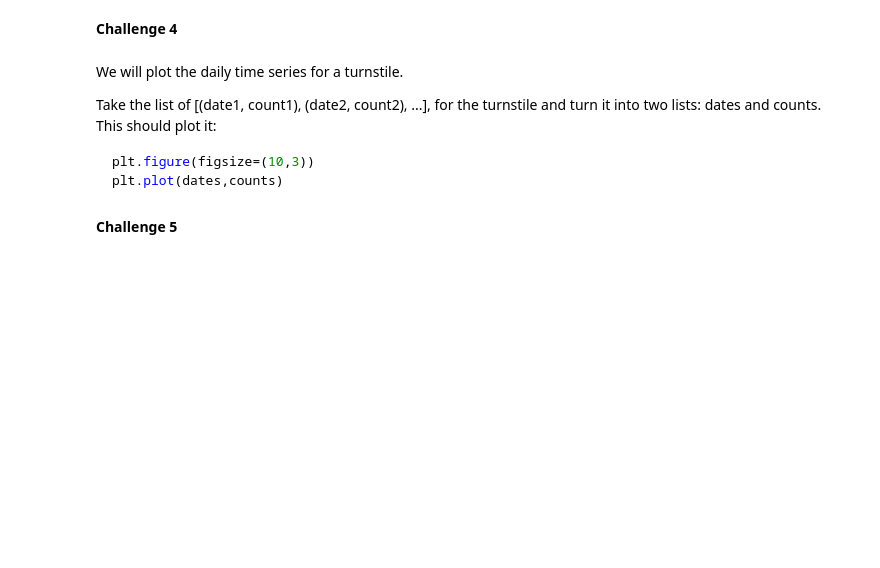
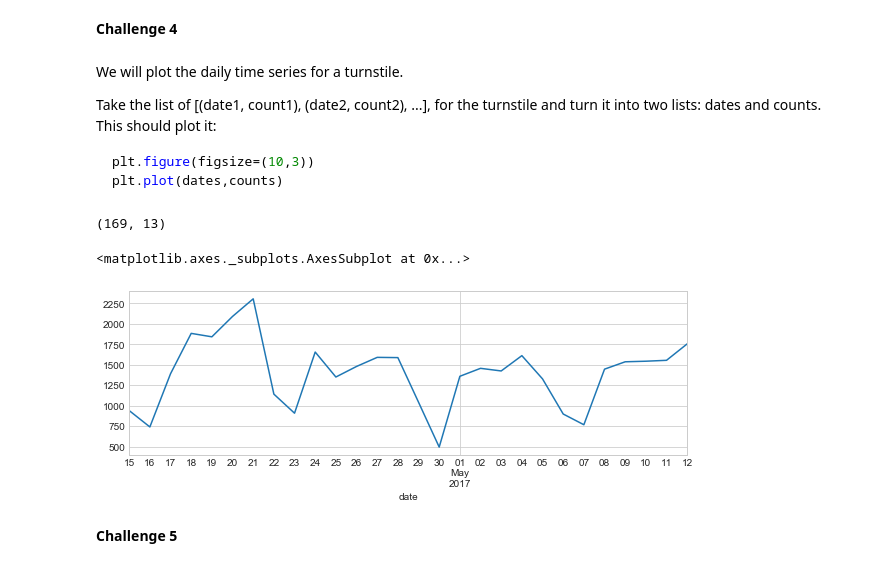
Before and after one commit to xvila/challenges, a Jupyter notebook: 01-mta/challenge_set_1_xvila.ipynb, the cells around one changed output. Drawn from its saved outputs; the diff is of its cells as text; code cells hidden in the pictures; blank space fills up the shorter version.

```diff
--- a/01-mta/challenge_set_1_xvila.ipynb
+++ b/01-mta/challenge_set_1_xvila.ipynb
@@ -117,5 +117,7 @@ df.head()
 
 We want total daily entries.
 Now make it that we again have the same keys, but now we have a single value for a single day, which is the total number of passengers that entered through this turnstile on this day.
+# %%
+df.sort_values(['c/a', 'unit', 'scp', 'station','date_time'], inplace=True, ascending=True)
 # %%
 df['daily_entries'] = df.groupby(['c/a', 'unit', 'scp', 'station'])['entries'].diff()
@@ -159,10 +175,15 @@ stationMask = ((df["c/a"] == "A002") &
 sampleStation = df[stationMask]
 # %%
 sampleStation.shape
+# %% [output]
+(169, 13)
 # %%
 dateGroup = sampleStation.groupby('date').daily_entries.sum()
 # %%
-dateGroup.plot()
+dateGroup.plot(figsize=(10,3))
+# %% [output]
+<matplotlib.axes._subplots.AxesSubplot at 0x...>
+[figure, added]
 # %% [markdown]
 **Challenge 5**
 # %% [markdown]
```
Also changed, not shown: parts of 20 cells of this notebook.
